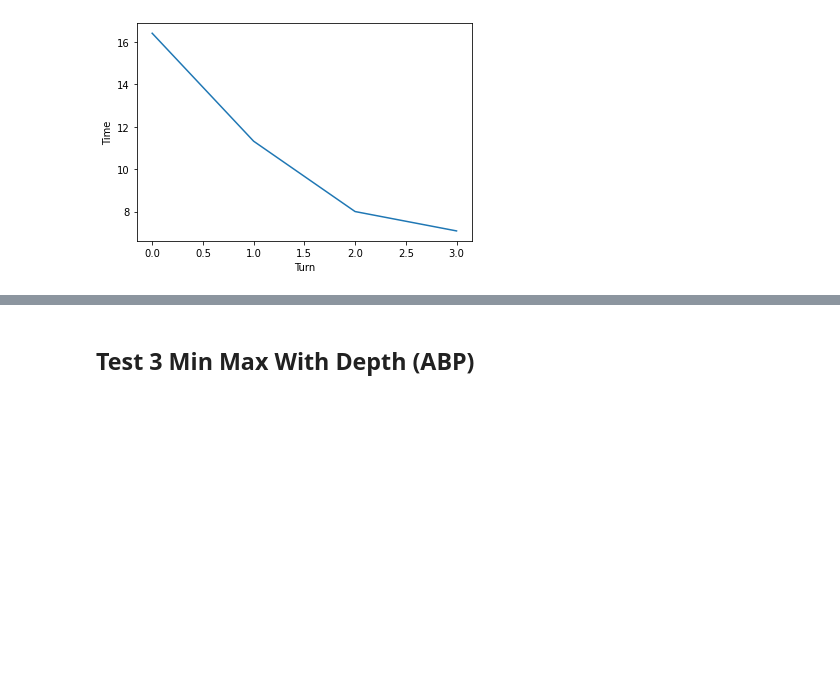
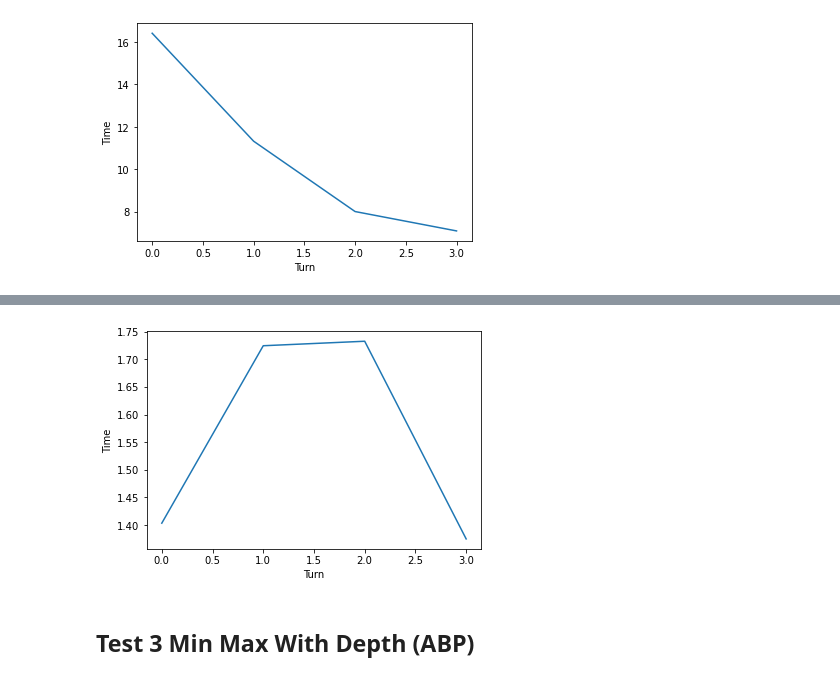
Before and after one commit to BMB0/Assignment-3, a Jupyter notebook: TeekoTests.ipynb, the cells around one changed output, grey strips where cells are left out. Saved outputs shown, nothing was run; the diff lists cells and outputs as text; code cells hidden in the pictures; blank space fills up the shorter version.

```diff
--- a/TeekoTests.ipynb
+++ b/TeekoTests.ipynb
@@ -1049,3 +1462,12 @@ plot.show()
+# %%
+plot.plot(range(len(turn_time)), turn_time)
+plot.xlabel('Turn')
+plot.ylabel('Time')
+plot.title('')
+
+plot.show()
+# %% [output]
+[figure, added]
 # %% [markdown]
 ## Test 3 Min Max With Depth (ABP)
 # %%
```
Also changed, not shown: parts of 9 cells of this notebook, 5 other files.
